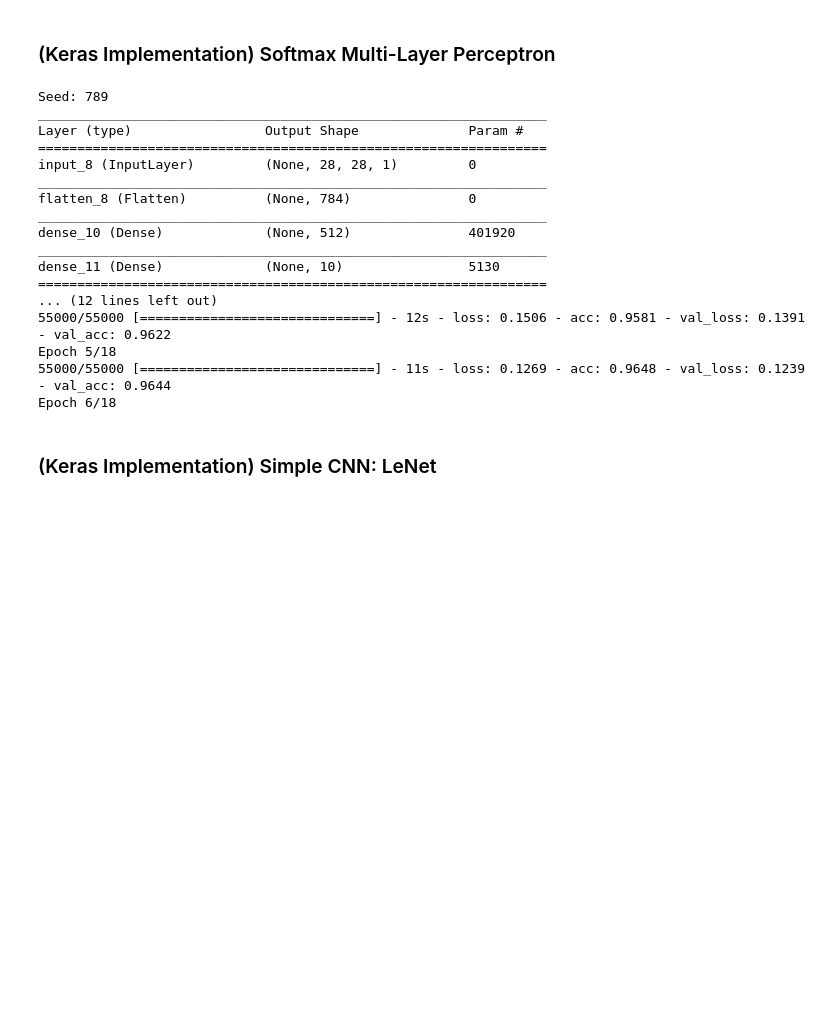
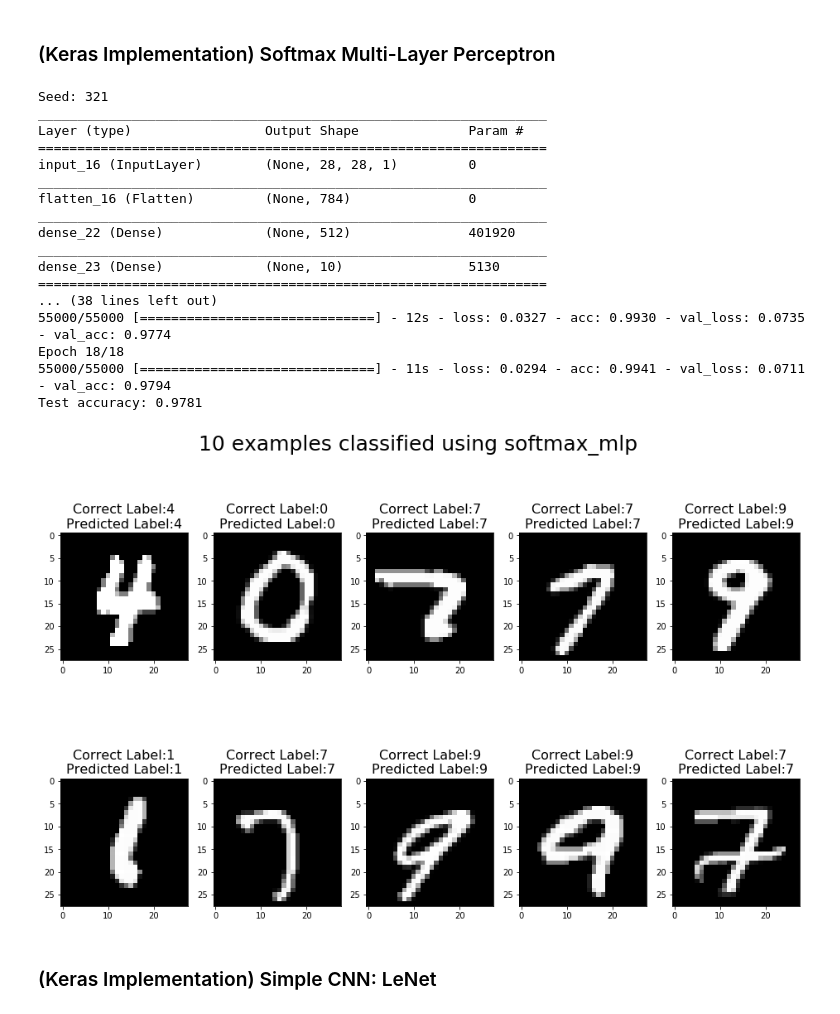
Before and after one commit to parita/4995-06-deep-learning-for-computer-vision, a Jupyter notebook: hw4/HW4_psp2133.ipynb, the cells around one changed output. Drawn from its saved outputs; the diff is of its cells as text; code cells hidden in the pictures; blank space fills up the shorter version.

```diff
--- a/hw4/HW4_psp2133.ipynb
+++ b/hw4/HW4_psp2133.ipynb
@@ -574,7 +582,8 @@ model.compile(loss = 'categorical_crossentropy',
 model.summary()
 
 # Define log callback for tensorboard
-tensorboard = TensorBoard(log_dir = './logs', batch_size = batch_size)
+log_dir = "./logs/" + model_name + "/"
+tensorboard = TensorBoard(log_dir = log_dir, batch_size = batch_size)
 
 # Define callback for saving the best model
 checkpoint = ModelCheckpoint(filepath = modelpath,
@@ -594,43 +603,51 @@ score = model.evaluate(test_data, test_labels, verbose = 1)
 print('Test loss:', score[0])
 print('Test accuracy:', score[1])
 # %% [output]
-Seed: 789
+Seed: 321
 _________________________________________________________________
 Layer (type)                 Output Shape              Param #
 =================================================================
-input_8 (InputLayer)         (None, 28, 28, 1)         0
+input_16 (InputLayer)        (None, 28, 28, 1)         0
 _________________________________________________________________
-flatten_8 (Flatten)          (None, 784)               0
+flatten_16 (Flatten)         (None, 784)               0
 _________________________________________________________________
-dense_10 (Dense)             (None, 512)               401920
+dense_22 (Dense)             (None, 512)               401920
 _________________________________________________________________
-dense_11 (Dense)             (None, 10)                5130
+dense_23 (Dense)             (None, 10)                5130
 =================================================================
-... (12 lines left out)
-55000/55000 [==============================] - 12s - loss: 0.1506 - acc: 0.9581 - val_loss: 0.1391 - val_acc: 0.9622
-Epoch 5/18
-55000/55000 [==============================] - 11s - loss: 0.1269 - acc: 0.9648 - val_loss: 0.1239 - val_acc: 0.9644
-Epoch 6/18
+... (38 lines left out)
+55000/55000 [==============================] - 12s - loss: 0.0327 - acc: 0.9930 - val_loss: 0.0735 - val_acc: 0.9774
+Epoch 18/18
+55000/55000 [==============================] - 11s - loss: 0.0294 - acc: 0.9941 - val_loss: 0.0711 - val_acc: 0.9794
+Test accuracy: 0.9781
 # %%
 import matplotlib.pyplot as plt
+
+save_dir = "saved_models/"
+model_name = "softmax_mlp"
+modelpath = os.path.join(save_dir, model_name + "_model.h5")
+
+model = load_model(modelpath)
 
 fig, ax = plt.subplots(2, 5, figsize = (16, 10))
 plt.suptitle("10 examples classified using " + model_name,
              fontsize = 25)
 for i in range(2):
     for j in range(5):
         sample = mnist.test.next_batch(1)
         image = sample[0].reshape(rows, cols)
         label = sample[1]
         pred_label = model.predict(image.reshape(-1, rows, cols, 1))
         label = np.argmax(label)
         pred_label = np.argmax(pred_label)
         ax[i][j].imshow(image, cmap = 'gray')
         ax[i][j].set_title("Correct Label:" + str(label) +
                            "\nPredicted Label:" + str(pred_label),
                            fontsize = 16)
 
 plt.show()
+# %% [output]
+[figure, added]
 # %% [markdown]
 ### (Keras Implementation) Simple CNN: LeNet
 # %%
```
Also changed, not shown: parts of 5 cells of this notebook, 26 other files.
